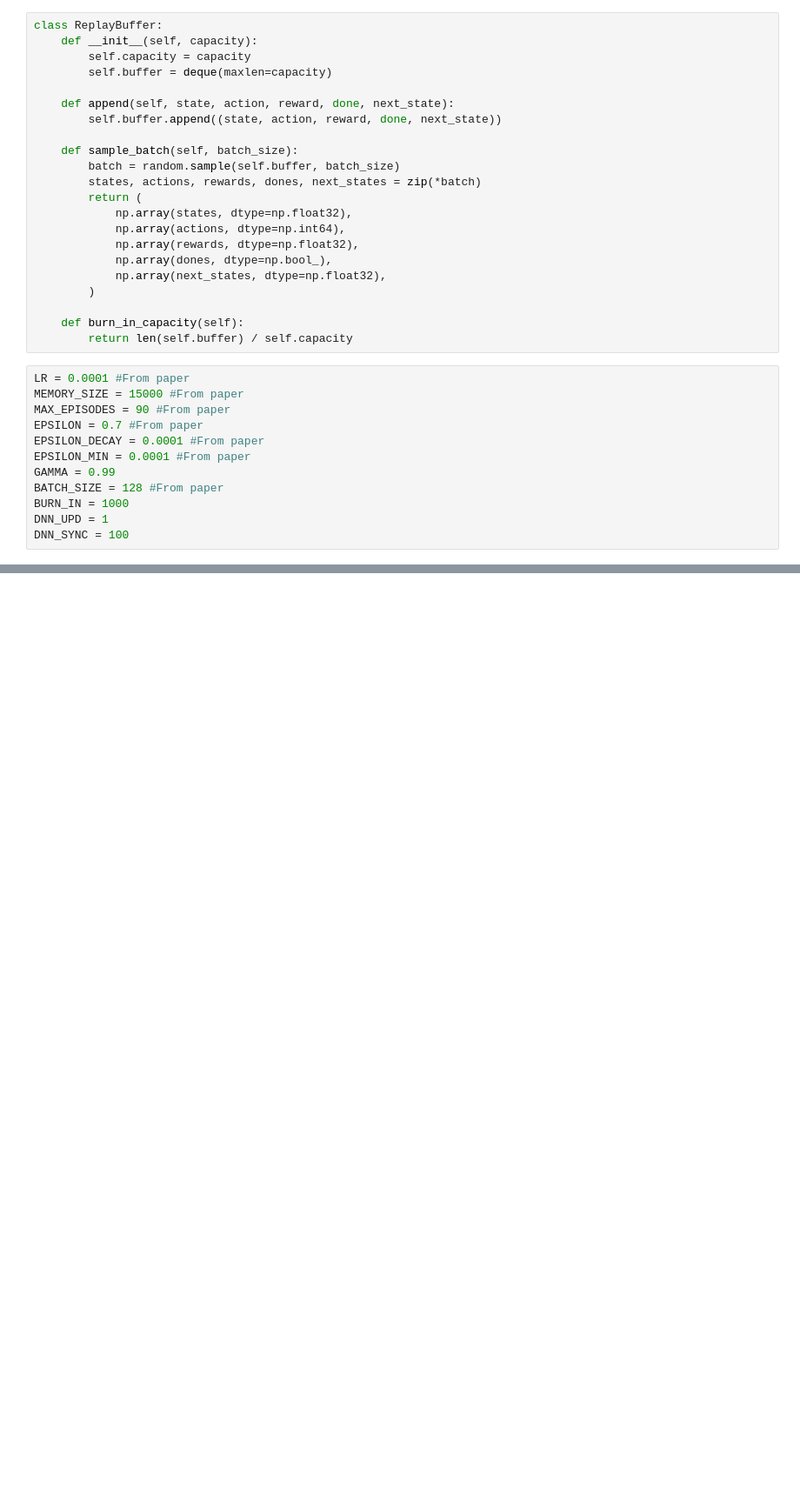
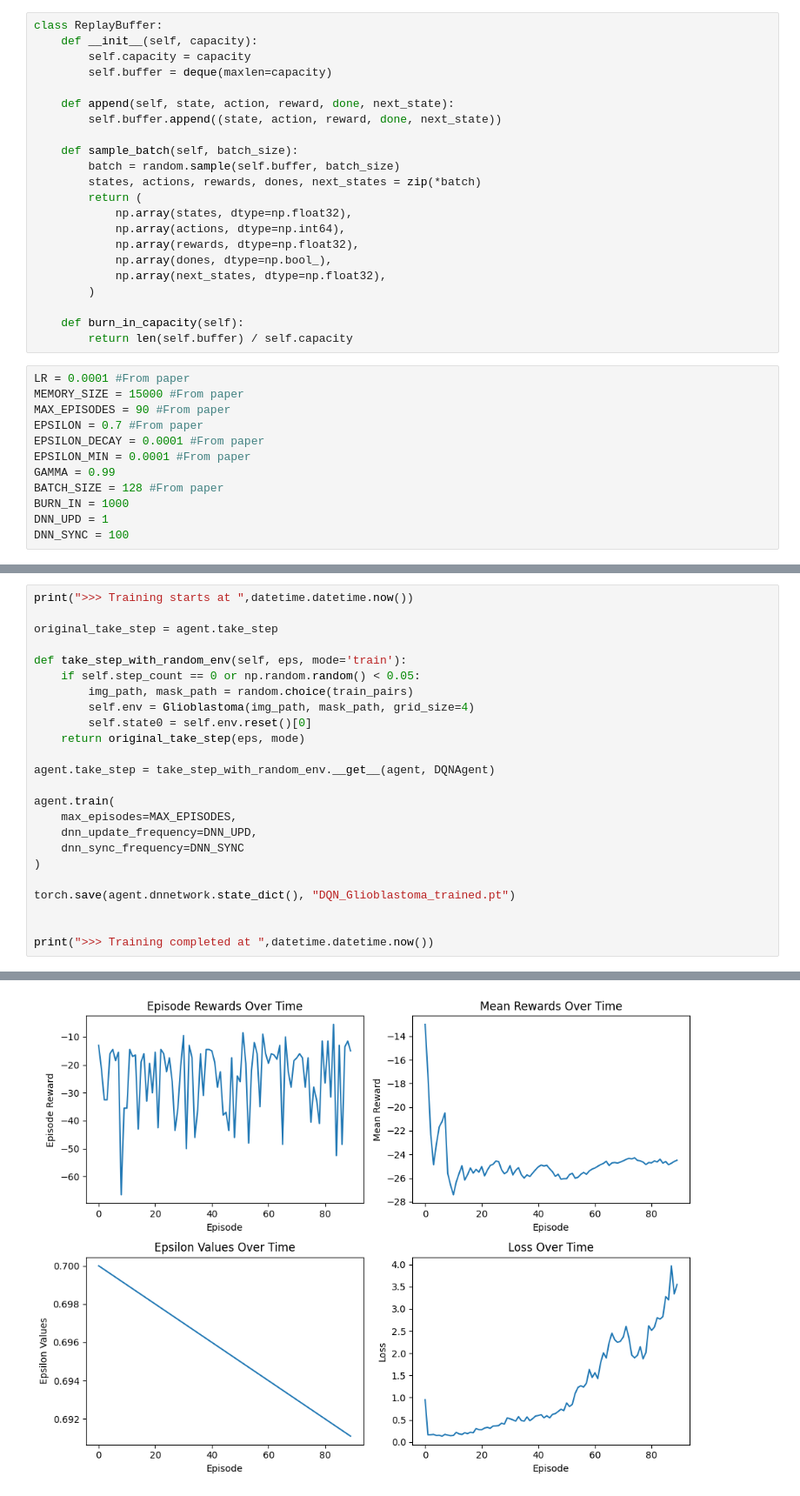
Before and after one commit to Martinacarretta/tfg, a Jupyter notebook: training.ipynb, the cells around one changed output, grey strips where cells are left out. Shown at 87% size. Drawn from its saved outputs; the diff is of its cells as text; blank space fills up the shorter version.

Commit message:
1st training

```diff
--- a/training.ipynb
+++ b/training.ipynb
@@ -592,0 +588,25 @@ print(">>> Training completed at ",datetime.datetime.now())
+# %%
+print(">>> Training starts at ",datetime.datetime.now())
+
+original_take_step = agent.take_step
+
+def take_step_with_random_env(self, eps, mode='train'):
+    if self.step_count == 0 or np.random.random() < 0.05:
+        img_path, mask_path = random.choice(train_pairs)
+        self.env = Glioblastoma(img_path, mask_path, grid_size=4)
+        self.state0 = self.env.reset()[0]
+    return original_take_step(eps, mode)
+
+agent.take_step = take_step_with_random_env.__get__(agent, DQNAgent)
+
+agent.train(
+    max_episodes=MAX_EPISODES,
+    dnn_update_frequency=DNN_UPD,
+    dnn_sync_frequency=DNN_SYNC
+)
+
+torch.save(agent.dnnetwork.state_dict(), "DQN_Glioblastoma_trained.pt")
+
+
+print(">>> Training completed at ",datetime.datetime.now())
+# %% [output]
@@ -592,0 +630 @@ print(">>> Training completed at ",datetime.datetime.now())
+[figure, added]
```
Also changed, not shown: parts of 9 cells of this notebook, 39 other files.
